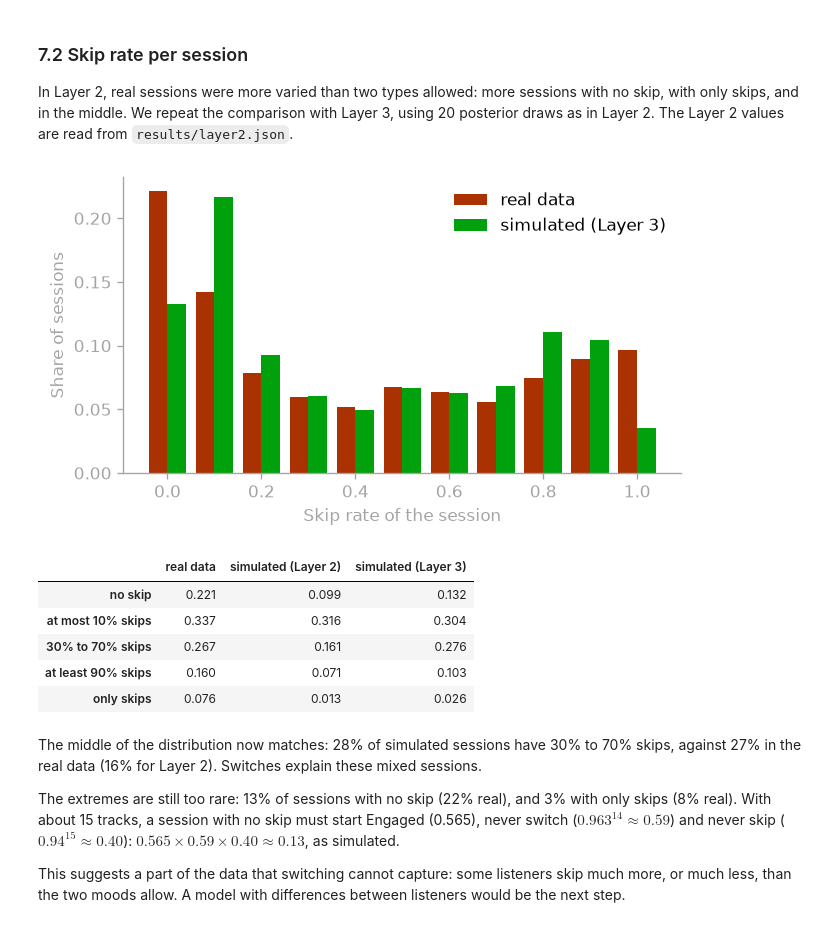
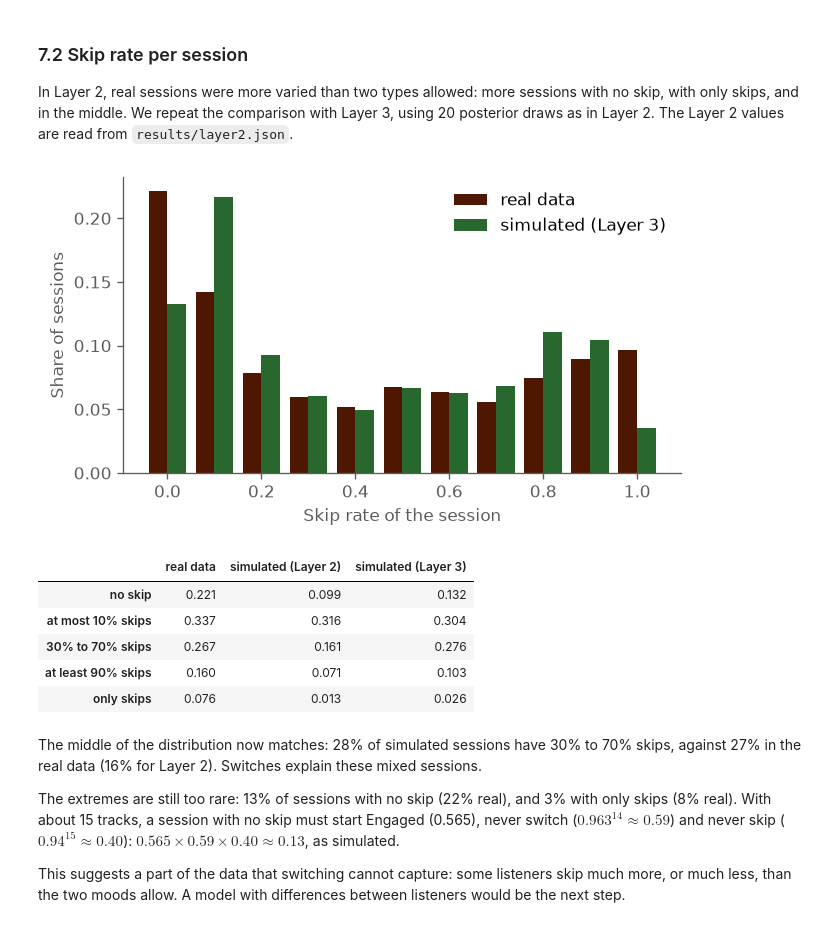
Before and after one commit to Asabourdin/EngagedorBrowsing, a Jupyter notebook: code/layer3_mood_switching.ipynb, the cells around one changed output. Saved outputs shown, nothing was run; the diff lists cells and outputs as text; code cells hidden in the pictures.

Commit message:
Ntbs + graphs jolis

```diff
--- a/code/layer3_mood_switching.ipynb
+++ b/code/layer3_mood_switching.ipynb
@@ -41,9 +41,9 @@ EM_PRIOR = po.log_odds_prior(PRIOR)
 os.makedirs("figures", exist_ok=True)
 os.makedirs("results", exist_ok=True)
 
-BLUE = "#00a10d"
-ORANGE = "#aa3102"
-GREY = "#a4a4a4"
+GREEN = "#28672d"
+BROWN = "#4d1701"
+GREY = "#5c5c5c"
 
 plt.rcParams.update({
     "figure.dpi": 120,
@@ -605,7 +605,7 @@ fig, axes = plt.subplots(1, 5, figsize=(12, 2.6))
 for ax, name in zip(axes, ms.NAMES):
     low, high = po.weighted_quantile(draw_params[name], fit["weights"], [0.0005, 0.9995])
     ax.hist(draw_params[name], bins=60, range=(low, high), weights=fit["weights"], density=True,
-            histtype="stepfilled", color=BLUE, alpha=0.8)
+            histtype="stepfilled", color=GREEN, alpha=0.8)
     ax.set_xlabel(labels[name])
     ax.xaxis.set_major_locator(plt.MaxNLocator(3))
     ax.set_yticks([])
@@ -680,8 +680,8 @@ for ax, (title, matches) in zip(axes.ravel(), examples.items()):
     i = np.flatnonzero(matches)[0]
     positions = np.arange(1, lengths[i] + 1)
     skipped = train_skips[i, :lengths[i]] == 1
-    ax.plot(positions, p_browsing[i, :lengths[i]], color=BLUE, linewidth=2)
-    ax.scatter(positions[skipped], np.full(skipped.sum(), 1.08), color=ORANGE, s=14, label="skip")
+    ax.plot(positions, p_browsing[i, :lengths[i]], color=GREEN, linewidth=2)
+    ax.scatter(positions[skipped], np.full(skipped.sum(), 1.08), color=BROWN, s=14, label="skip")
     ax.scatter(positions[~skipped], np.full((~skipped).sum(), -0.08), color=GREY, s=14, label="play")
     ax.set_title(title, fontsize=10, color=GREY)
     ax.set_ylim(-0.15, 1.15)
@@ -766,8 +766,8 @@ It is slightly worse on the spread of skip rates and on the gap after shuffling
 # %%
 fig, axes = plt.subplots(2, 3, figsize=(9, 5))
 for ax, name in zip(axes.ravel(), simulated.columns):
-    ax.hist(simulated[name], bins=30, color=BLUE, label="simulated (Layer 3)")
-    ax.axvline(observed[name], color=ORANGE, linewidth=2, label="real data")
+    ax.hist(simulated[name], bins=30, color=GREEN, label="simulated (Layer 3)")
+    ax.axvline(observed[name], color=BROWN, linewidth=2, label="real data")
     ax.set_xlabel(name.capitalize())
     ax.xaxis.set_major_locator(plt.MaxNLocator(4))
     ax.set_yticks([])
@@ -795,36 +795,36 @@ simulated_rates = np.concatenate([session_rates(*ms.simulate(p, train_lengths, r
                                   for p in draws_params[:20]])
 
 # bins centred on 0, 0.1, ..., 1, so sessions with 0% or 100% skips have their own bin
 edges = np.linspace(-0.05, 1.05, 12)
 real_share = np.histogram(real_rates, bins=edges)[0] / len(real_rates)
 simulated_share = np.histogram(simulated_rates, bins=edges)[0] / len(simulated_rates)
 centres = np.linspace(0, 1, 11)
 
 fig, ax = plt.subplots(figsize=(6, 3.2))
-ax.bar(centres - 0.02, real_share, width=0.04, color=ORANGE, label="real data")
-ax.bar(centres + 0.02, simulated_share, width=0.04, color=BLUE, label="simulated (Layer 3)")
+ax.bar(centres - 0.02, real_share, width=0.04, color=BROWN, label="real data")
+ax.bar(centres + 0.02, simulated_share, width=0.04, color=GREEN, label="simulated (Layer 3)")
 ax.set_xlabel("Skip rate of the session")
 ax.set_ylabel("Share of sessions")
 ax.legend(frameon=False)
 fig.savefig("figures/layer3_skip_rate_per_session.pdf")
 plt.show()
 
 rate_groups = {
     "no skip": lambda r: r == 0,
     "at most 10% skips": lambda r: r <= 0.1,
     "30% to 70% skips": lambda r: (r >= 0.3) & (r <= 0.7),
     "at least 90% skips": lambda r: r >= 0.9,
     "only skips": lambda r: r == 1,
 }
 layer2_groups = pd.DataFrame(layer2["session_rate_groups"]).T
 rate_table = pd.DataFrame({
     "real data": {name: rule(real_rates).mean() for name, rule in rate_groups.items()},
     "simulated (Layer 2)": layer2_groups["simulated (Layer 2)"],
     "simulated (Layer 3)": {name: rule(simulated_rates).mean() for name, rule in rate_groups.items()},
 })
 rate_table.round(3)
 # %% [output]
-[figure, old version]
+[figure, new version]
 |  | real data | simulated (Layer 2) | simulated (Layer 3) |
 | no skip | 0.221 | 0.099 | 0.132 |
 | at most 10% skips | 0.337 | 0.316 | 0.304 |
```
Also changed, not shown: parts of 4 cells of this notebook, 16 other files.
